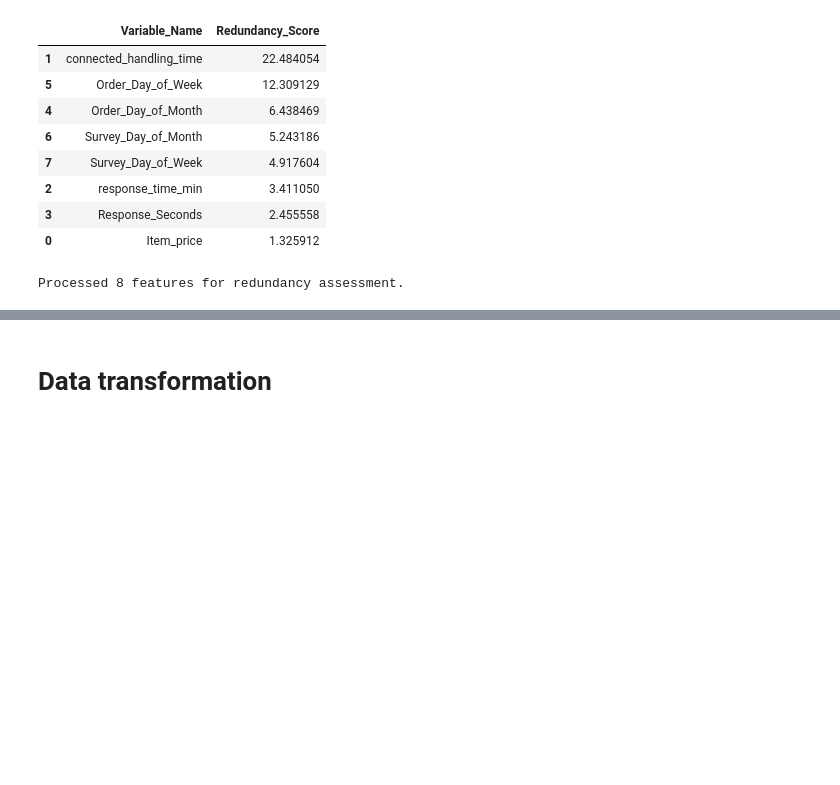
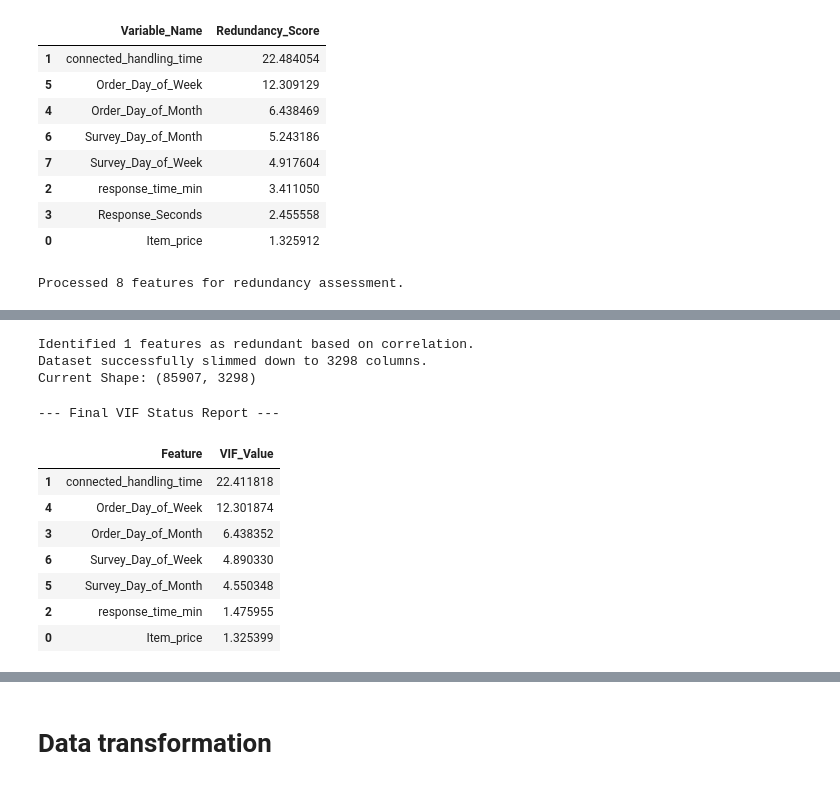
Before and after one commit to amol004/E-Commerce-Customer-Satisfaction-Score-Prediction-Deep-Learning, a Jupyter notebook: E_Commerce_Customer_Satisfaction_Score_Prediction.ipynb, the cells around one changed output, grey strips where cells are left out. Saved outputs shown, nothing was run; the diff lists cells and outputs as text; code cells hidden in the pictures; blank space fills up the shorter version.

```diff
--- a/E_Commerce_Customer_Satisfaction_Score_Prediction.ipynb
+++ b/E_Commerce_Customer_Satisfaction_Score_Prediction.ipynb
@@ -873,3 +873,18 @@ print(f"Processed {len(vif_summary_table)} features for redundancy assessment.")
 | 3 | Response_Seconds | 2.455558 |
 | 0 | Item_price | 1.325912 |
 Processed 8 features for redundancy assessment.
+# %%
+# --- CLEANING UP REDUNDANT FEATURES ---
+
+# 1. Define the column we want to remove
+# We decided to drop 'weekday_num_order_date' because it provides redundant info
+feature_to_remove = 'weekday_num_order_date'
+
+# 2. Safely remove the column from our dataset
+# 'inplace=True' means we are changing the actual table directly
+# 'errors="ignore"' ensures the code doesn't crash if the column was already deleted
+df_removed_var.drop(columns=[feature_to_remove], inplace=True, errors='ignore')
+
+# 3. Confirm the removal
+print(f"Successfully removed the column: {feature_to_remove}")
+print(f"New data shape: {df_removed_var.shape}")
@@ -875,0 +926,65 @@ Processed 8 features for redundancy assessment.
+# %%
+# --- AUTOMATED REDUNDANCY FILTERING (CORRELATION METHOD) ---
+
+# 1. We prepare our numerical data specifically for this check
+# We grab only the numbers from our latest dataset version
+numeric_data_vif = df_removed_var.select_dtypes(include=['number'])
+
+# 2. We set aside our target variable 'CSAT Score'
+# We don't want to accidentally delete the very thing we are trying to predict!
+numeric_inputs_only = numeric_data_vif.drop(columns=['CSAT Score'], errors='ignore')
+
+# 3. Find features that have a strong relationship (higher than 0.5)
+# We use the function we created earlier to list these redundant columns
+highly_related_list = find_highly_related_features(numeric_inputs_only, 0.5)
+
+# 4. Double-check to ensure 'CSAT Score' is definitely not in our 'to-drop' list
+if "CSAT Score" in highly_related_list:
+    highly_related_list.remove("CSAT Score")
+
+# 5. Create a new, streamlined dataset by dropping those identified columns
+# 'axis=1' tells pandas to look at columns rather than rows
+df_removed = df_removed_var.drop(columns=highly_related_list, axis=1, errors='ignore')
+
+# 6. Report the progress
+print(f"Identified {len(highly_related_list)} features as redundant based on correlation.")
+print(f"Dataset successfully slimmed down to {df_removed.shape[1]} columns.")
+print("Current Shape:", df_removed.shape)
+# %% [output]
+Identified 1 features as redundant based on correlation.
+Dataset successfully slimmed down to 3298 columns.
+Current Shape: (85907, 3298)
+# %%
+from statsmodels.stats.outliers_influence import variance_inflation_factor
+
+# --- VIF RE-CHECK ---
+
+# 1. Filter for only numerical columns in our latest cleaned dataset ('df_removed')
+# We skip 'CSAT Score' because it's the target we want to predict
+final_features_data = df_removed.select_dtypes(include=['number']).drop(columns=['CSAT Score'], errors='ignore')
+
+# 2. Create a clean results table with two columns: Feature Name and VIF Score
+final_vif_df = pd.DataFrame()
+final_vif_df["Feature"] = final_features_data.columns
+
+# 3. Calculate the VIF for each remaining column
+# We use a simple list comprehension to loop through every column index
+final_vif_df["VIF_Value"] = [
+    variance_inflation_factor(final_features_data.values, i)
+    for i in range(final_features_data.shape[1])
+]
+
+# 4. Show the results sorted from highest VIF to lowest
+# Scores below 5 or 10 are generally considered healthy for AI models
+print("--- Final VIF Status Report ---")
+display(final_vif_df.sort_values(by='VIF_Value', ascending=False))
+# %% [output]
+--- Final VIF Status Report ---
+|  | Feature | VIF_Value |
+| 1 | connected_handling_time | 22.411818 |
+| 4 | Order_Day_of_Week | 12.301874 |
+| 3 | Order_Day_of_Month | 6.438352 |
+| 6 | Survey_Day_of_Week | 4.890330 |
+| 5 | Survey_Day_of_Month | 4.550348 |
+| 2 | response_time_min | 1.475955 |
+| 0 | Item_price | 1.325399 |
```
Also changed, not shown: parts of 6 cells of this notebook.
